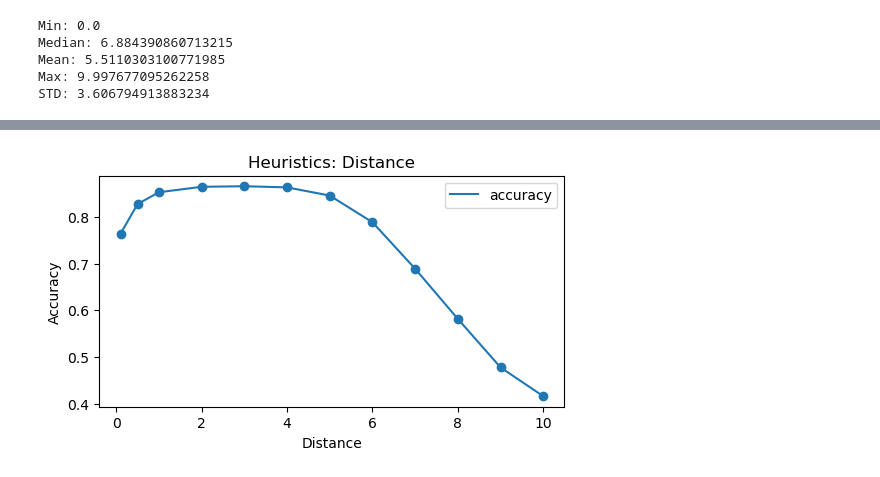
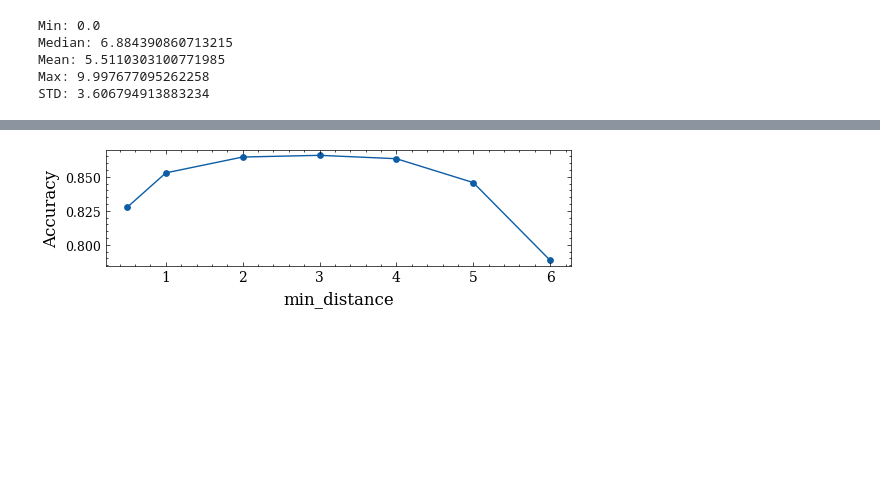
Before and after one commit to BeanHam/2024-spatial-data-integration, a Jupyter notebook: join_task/inference_results/heuristics.ipynb, the cells around one changed output, grey strips where cells are left out. Drawn from its saved outputs; the diff is of its cells as text; code cells hidden in the pictures; blank space fills up the shorter version.

```diff
--- a/join_task/inference_results/heuristics.ipynb
+++ b/join_task/inference_results/heuristics.ipynb
@@ -134,20 +85,18 @@ Mean: 5.5110303100771985
 Max: 9.997677095262258
 STD: 3.606794913883234
 # %%
-## almost all positive cases have larger distances
-## most negative cases have smaller distances, with a few having large distances
-plt.figure(figsize=(12,4))
-plt.subplot(1, 3, 1)
-plt.hist(train[name])
-plt.title('Train Data Distribution')
-plt.xlabel(name)
-plt.subplot(1, 3, 2)
-plt.hist(positive[name])
-plt.title('Positive Data Distribution')
-plt.xlabel(name)
-plt.subplot(1, 3, 3)
-plt.hist(negative[name])
-plt.title('Negative Data Distribution')
-plt.xlabel(name)
+title_size=10
+plt.style.use('science')
+plt.rc('text', usetex=False)
+plt.figure(figsize=(5,1))
+plt.subplot(1, 2, 1)
+plt.hist(positive[name], bins=20)
+plt.title('Positive Data Distribution', fontsize=title_size)
+plt.xlabel("")
+plt.subplot(1, 2, 2)
+plt.hist(negative[name], bins=20)
+plt.title('Negative Data Distribution', fontsize=title_size)
+plt.xlabel("")
+plt.savefig(f"../../misc/{name}_distribution.png", bbox_inches='tight',pad_inches=0, dpi=600)
 pass
 # %% [output]
@@ -155,16 +104,19 @@ pass
 # %%
-metrics=[0.1,0.5,1,2,3,4,5,6,7,8,9,10]
+metrics=[0.5,1,2,3,4,5,6]
 accuracy=[]
 for m in metrics:
     pred=np.array(train['euc_dist'])>=m
     accuracy.append(accuracy_score(train_gt, pred))
-plt.figure(figsize=(6,3))
+plt.figure(figsize=(6,1.5))
 plt.plot(metrics,accuracy,label='accuracy')
-plt.scatter(metrics, accuracy)
-plt.title('Heuristics: Distance')
-plt.ylabel('Accuracy')
-plt.xlabel('Distance')
-plt.legend()
+plt.scatter(metrics, accuracy,s=15)
+#plt.title('Parallelism Heuristic')
+#plt.ylim(top=0.95, bottom=0.85)
+plt.yticks(fontsize=9)
+plt.ylabel('Accuracy', fontsize=12)
+plt.xlabel('min_distance', fontsize=12)
+#plt.legend()
+plt.savefig(f"../../misc/{name}_train_acc.png", bbox_inches='tight',pad_inches=0.01, dpi=600)
 pass
 # %% [output]
-[figure, old version]
+[figure, new version]
```
Also changed, not shown: parts of 21 cells of this notebook, 6 other files.
